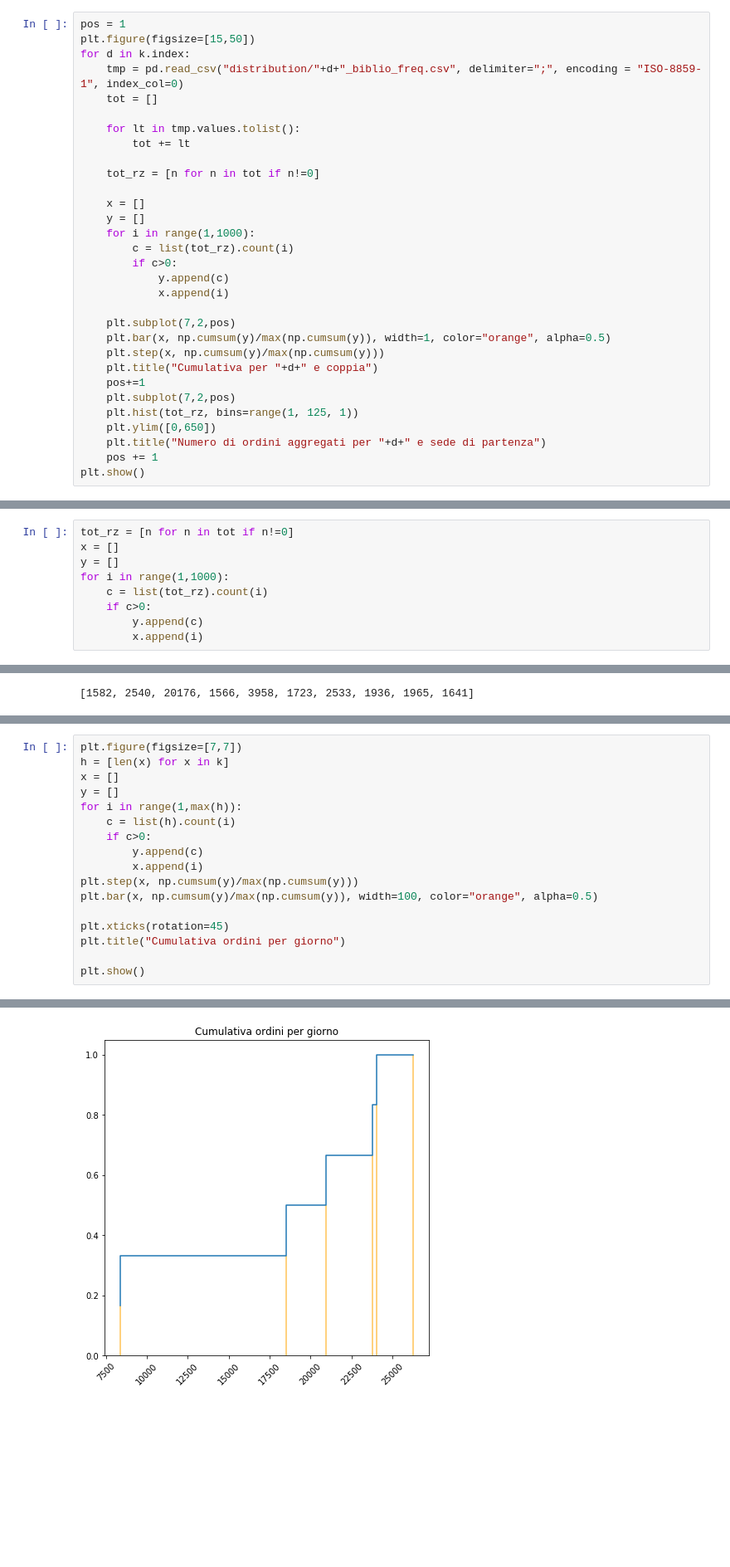
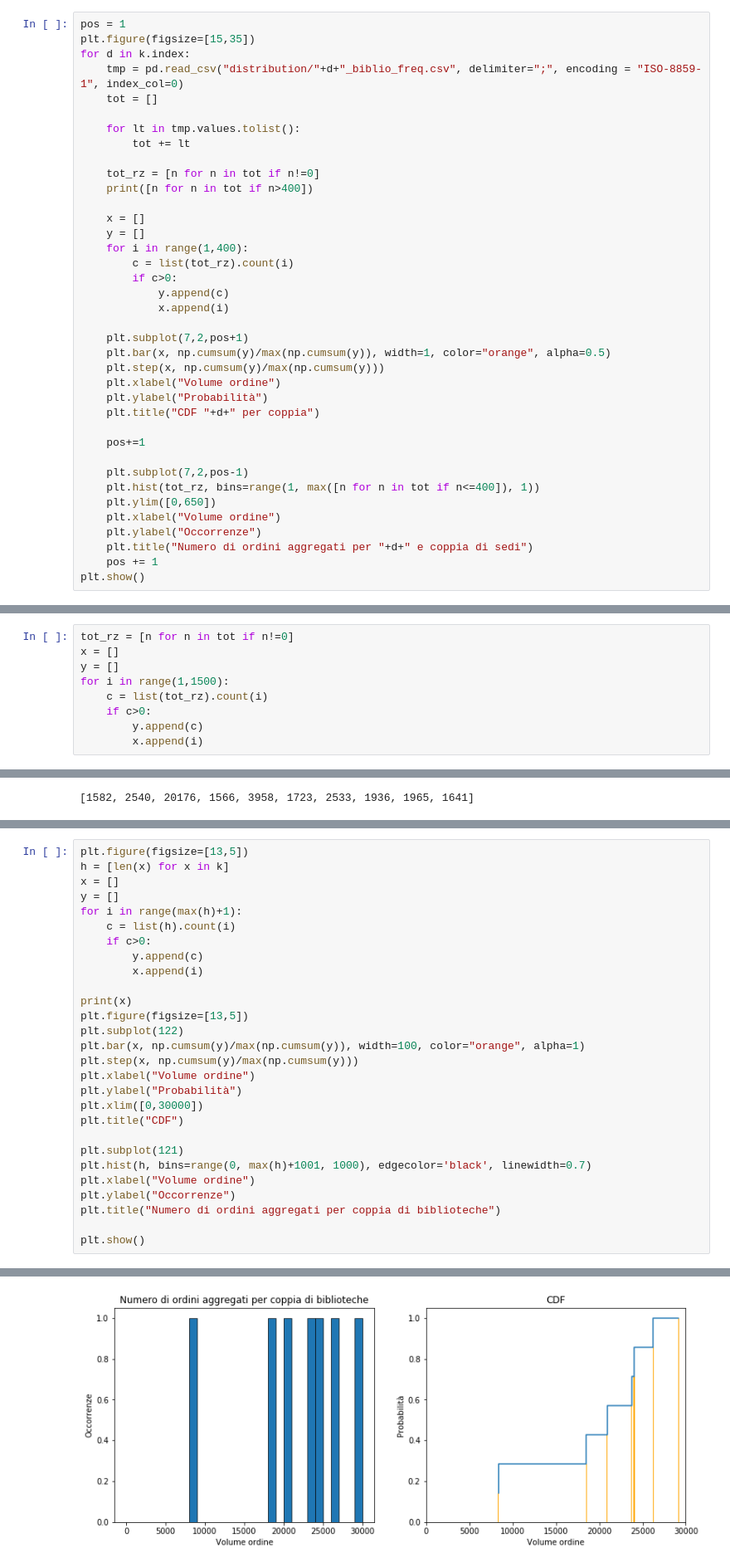
Before and after one commit to MassimoCavagna/Bachelor-Thesis, a Jupyter notebook: Dati/explorative_analysis/Distribution_analysis.ipynb, the cells around one changed output, grey strips where cells are left out. Shown: that part at 83% size. Drawn from its saved outputs; the diff is of its cells as text; blank space fills up the shorter version.

```diff
--- a/Dati/explorative_analysis/Distribution_analysis.ipynb
+++ b/Dati/explorative_analysis/Distribution_analysis.ipynb
@@ -245,6 +514,6 @@ plt.show()
 # %%
 pos = 1
-plt.figure(figsize=[15,50])
+plt.figure(figsize=[15,35])
 for d in k.index:
     tmp = pd.read_csv("distribution/"+d+"_biblio_freq.csv", delimiter=";", encoding = "ISO-8859-1", index_col=0)
     tot = []
@@ -253,24 +522,31 @@ for d in k.index:
         tot += lt
 
     tot_rz = [n for n in tot if n!=0]
+    print([n for n in tot if n>400])
 
     x = []
     y = []
-    for i in range(1,1000):
+    for i in range(1,400):
         c = list(tot_rz).count(i)
         if c>0:
             y.append(c)
             x.append(i)
 
-    plt.subplot(7,2,pos)
+    plt.subplot(7,2,pos+1)
     plt.bar(x, np.cumsum(y)/max(np.cumsum(y)), width=1, color="orange", alpha=0.5)
     plt.step(x, np.cumsum(y)/max(np.cumsum(y)))
-    plt.title("Cumulativa per "+d+" e coppia")
+    plt.xlabel("Volume ordine")
+    plt.ylabel("Probabilità")
+    plt.title("CDF "+d+" per coppia")
+
     pos+=1
-    plt.subplot(7,2,pos)
-    plt.hist(tot_rz, bins=range(1, 125, 1))
+
+    plt.subplot(7,2,pos-1)
+    plt.hist(tot_rz, bins=range(1, max([n for n in tot if n<=400]), 1))
     plt.ylim([0,650])
-    plt.title("Numero di ordini aggregati per "+d+" e sede di partenza")
+    plt.xlabel("Volume ordine")
+    plt.ylabel("Occorrenze")
+    plt.title("Numero di ordini aggregati per "+d+" e coppia di sedi")
     pos += 1
 plt.show()
 # %% [output]
@@ -284,7 +567,7 @@ for lt in tmp.values.tolist():
 tot_rz = [n for n in tot if n!=0]
 x = []
 y = []
-for i in range(1,1000):
+for i in range(1,1500):
     c = list(tot_rz).count(i)
     if c>0:
         y.append(c)
@@ -310,18 +597,29 @@ plt.show()
 # %%
-plt.figure(figsize=[7,7])
+plt.figure(figsize=[13,5])
 h = [len(x) for x in k]
 x = []
 y = []
-for i in range(1,max(h)):
+for i in range(max(h)+1):
     c = list(h).count(i)
     if c>0:
         y.append(c)
         x.append(i)
+
+print(x)
+plt.figure(figsize=[13,5])
+plt.subplot(122)
+plt.bar(x, np.cumsum(y)/max(np.cumsum(y)), width=100, color="orange", alpha=1)
 plt.step(x, np.cumsum(y)/max(np.cumsum(y)))
-plt.bar(x, np.cumsum(y)/max(np.cumsum(y)), width=100, color="orange", alpha=0.5)
+plt.xlabel("Volume ordine")
+plt.ylabel("Probabilità")
+plt.xlim([0,30000])
+plt.title("CDF")
 
-plt.xticks(rotation=45)
-plt.title("Cumulativa ordini per giorno")
+plt.subplot(121)
+plt.hist(h, bins=range(0, max(h)+1001, 1000), edgecolor='black', linewidth=0.7)
+plt.xlabel("Volume ordine")
+plt.ylabel("Occorrenze")
+plt.title("Numero di ordini aggregati per coppia di biblioteche")
 
 plt.show()
 # %% [output]
@@ -328 +628 @@ plt.show()
-[figure, old version]
+[figure, new version]
```
Also changed, not shown: parts of 31 cells of this notebook, 3 other files.
